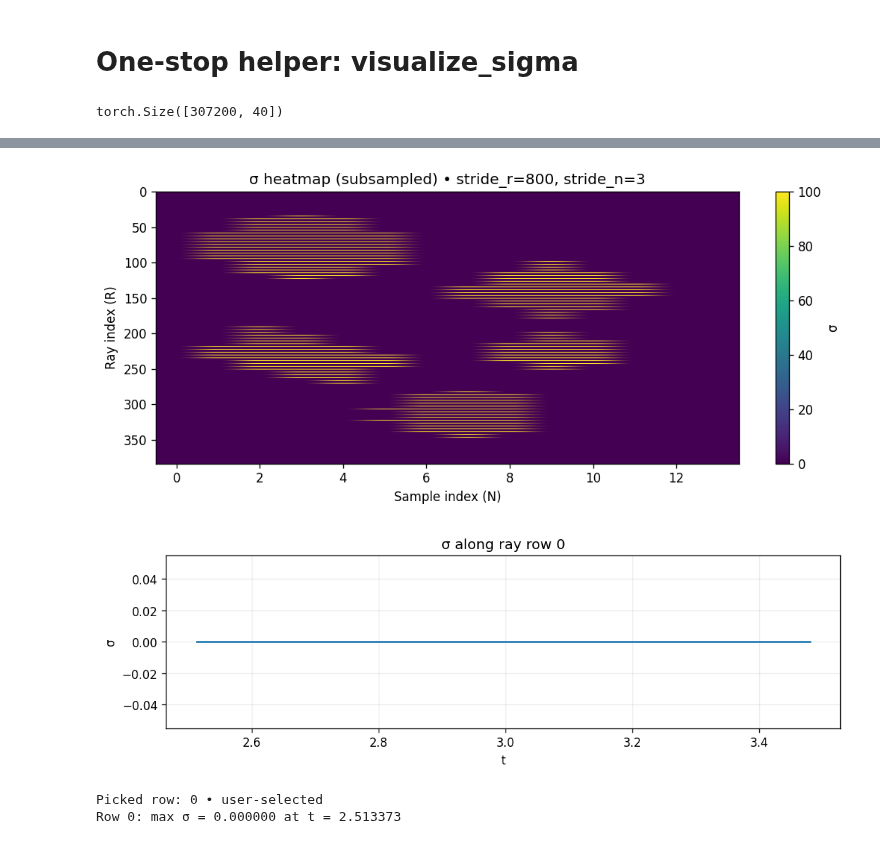
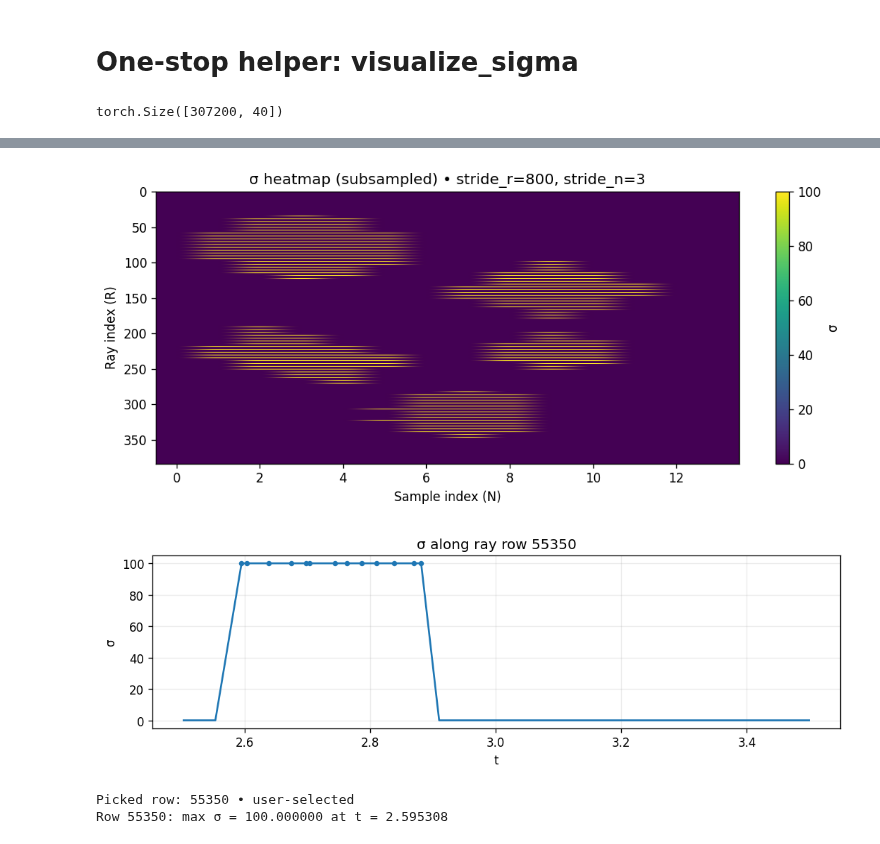
Before and after one commit to WikiGenius/nerf-lab, a Jupyter notebook: examples/demo_data_io/run_first_experiment_load.ipynb, the cells around one changed output, grey strips where cells are left out. Saved outputs shown, nothing was run; the diff lists cells and outputs as text; code cells hidden in the pictures.

```diff
--- a/examples/demo_data_io/run_first_experiment_load.ipynb
+++ b/examples/demo_data_io/run_first_experiment_load.ipynb
@@ -192,20 +192,20 @@ if save_path is not None:
 # %%
 t_frame     = batch["t"][idx]       # (R, N)
 delta_frame = batch["delta"][idx]   # (R, N)
 pts_frame   = batch["X"][idx]       # (R, N, 3)
 sigma_frame = batch["sigma"][idx]   # (R, N)
 print(sigma_frame.shape)
 samples = (t_frame, delta_frame, pts_frame)
 
 try:
-    _ = visualize_sigma(samples, sigma_frame, idx_ray_render=idx_frame_render)
+    _ = visualize_sigma(samples, sigma_frame, idx_ray_render=idx_ray_render)
     plt.show()
 except Exception as e:
     print("[Warn] visualize_sigma skipped:", e)
 # %% [output]
 torch.Size([307200, 40])
 [figure]
 [figure]
-[figure, old version]
+[figure, new version]
-Picked row: 0 • user‑selected
-Row 0: max σ = 0.000000 at t = 2.513373
+Picked row: 55350 • user‑selected
+Row 55350: max σ = 100.000000 at t = 2.595308
```
Also changed, not shown: 3 other files.
